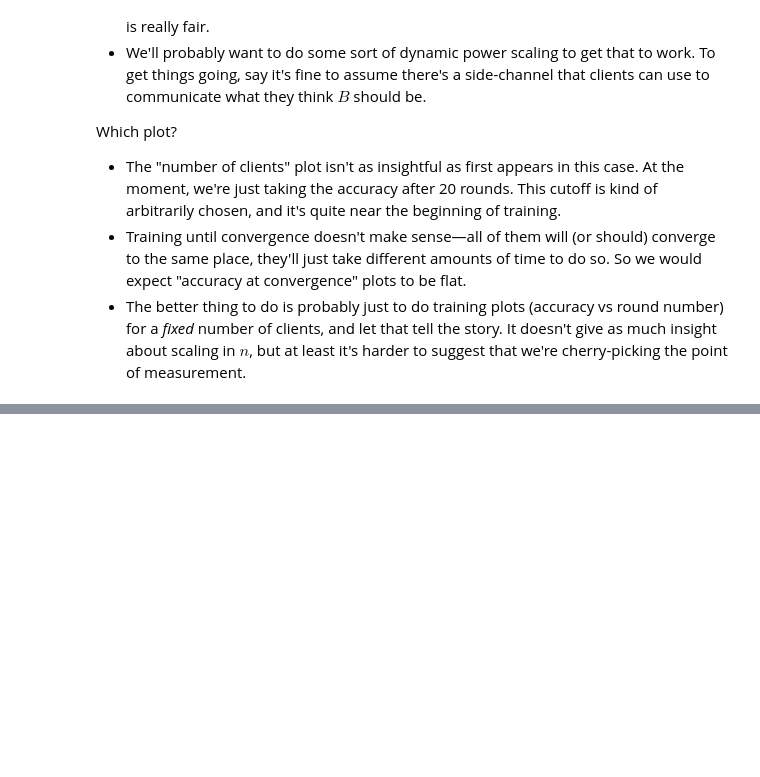
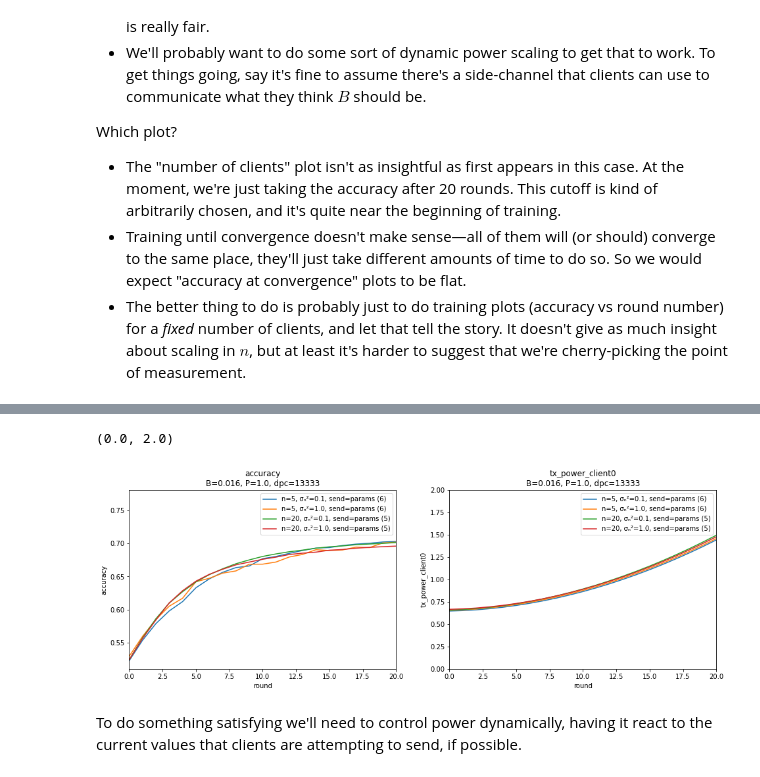
Before and after one commit to czlee/kyanite, a Jupyter notebook: misc-plots-1.ipynb, the cells around one changed output, grey strips where cells are left out. Drawn from its saved outputs; the diff is of its cells as text; code cells hidden in the pictures; blank space fills up the shorter version.

```diff
--- a/misc-plots-1.ipynb
+++ b/misc-plots-1.ipynb
@@ -475,0 +516,9 @@ Which plot?
+# %%
+plot_averaged_training_charts(results_dir, fields, title_specs, fixed_specs, series_specs)
+plt.xlim((0, 20))
+plt.ylim((0, 2))
+# %% [output]
+(0.0, 2.0)
+[figure, added]
+# %% [markdown]
+To do something satisfying we'll need to control power dynamically, having it react to the current values that clients are attempting to send, if possible.
```
Also changed, not shown: parts of 6 cells of this notebook.
